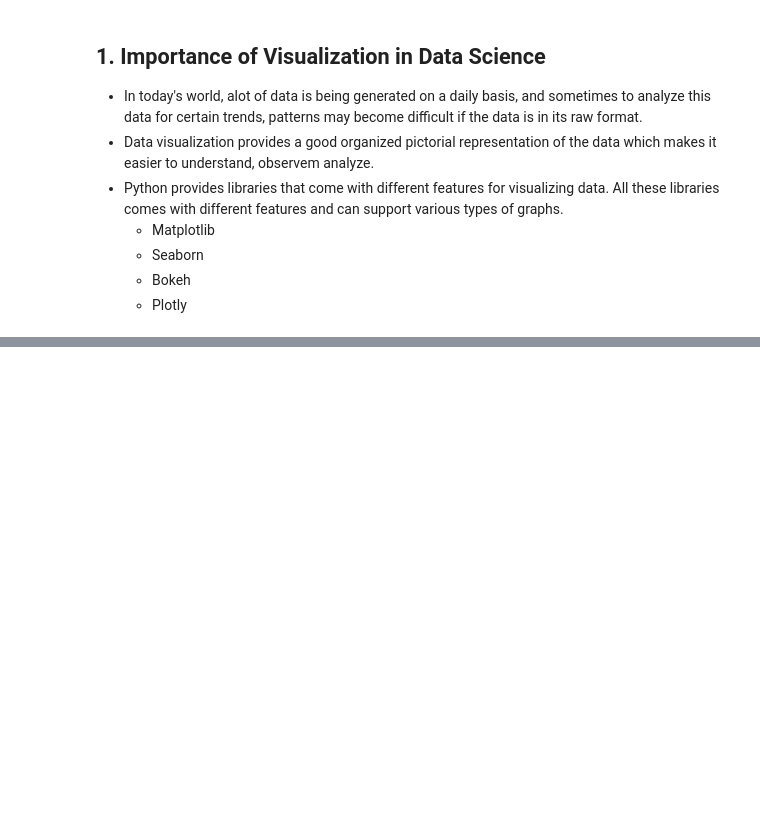
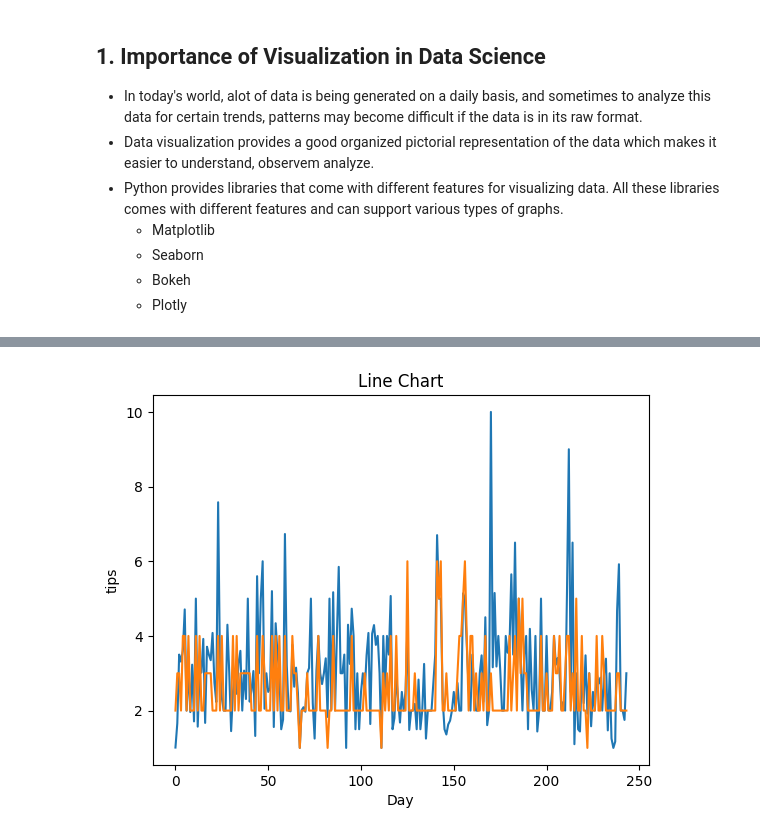
Before and after one commit to rusty-crubs/Data-Science-with-Python, a Jupyter notebook: Course/Chapter-6.ipynb, the cells around one changed output, grey strips where cells are left out. Saved outputs shown, nothing was run; the diff lists cells and outputs as text; code cells hidden in the pictures; blank space fills up the shorter version.

```diff
--- a/Course/Chapter-6.ipynb
+++ b/Course/Chapter-6.ipynb
@@ -27,0 +84,21 @@
+# %%
+import matplotlib.pyplot as plt
+import pandas as pd
+
+# Reading tips, defined at Using Tip Database
+data = pd.read_csv(tips)
+
+# Line plot with tip and size
+plt.plot(data['tip'])
+plt.plot(data['size'])
+
+# Adding Title to the plot
+plt.title('Line Chart')
+
+# Setting X and Y label
+plt.xlabel('Day')
+plt.ylabel('tips')
+
+plt.show()
+# %% [output]
+[figure, added]
```
Also changed, not shown: parts of 26 cells of this notebook.
